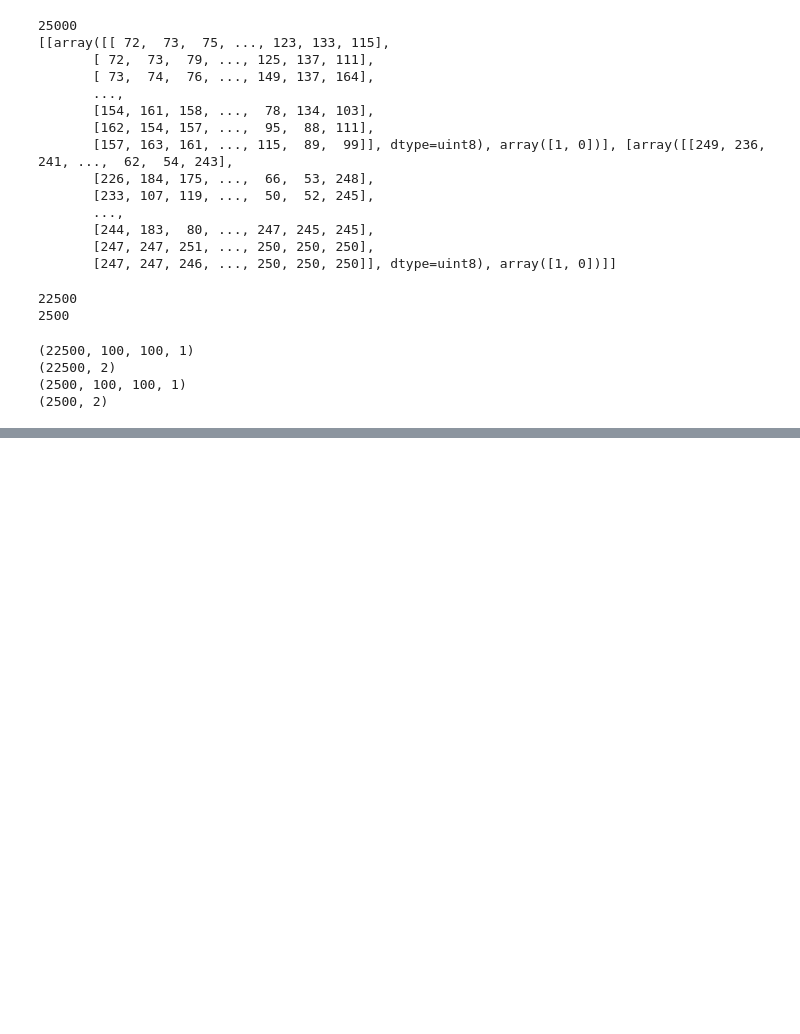
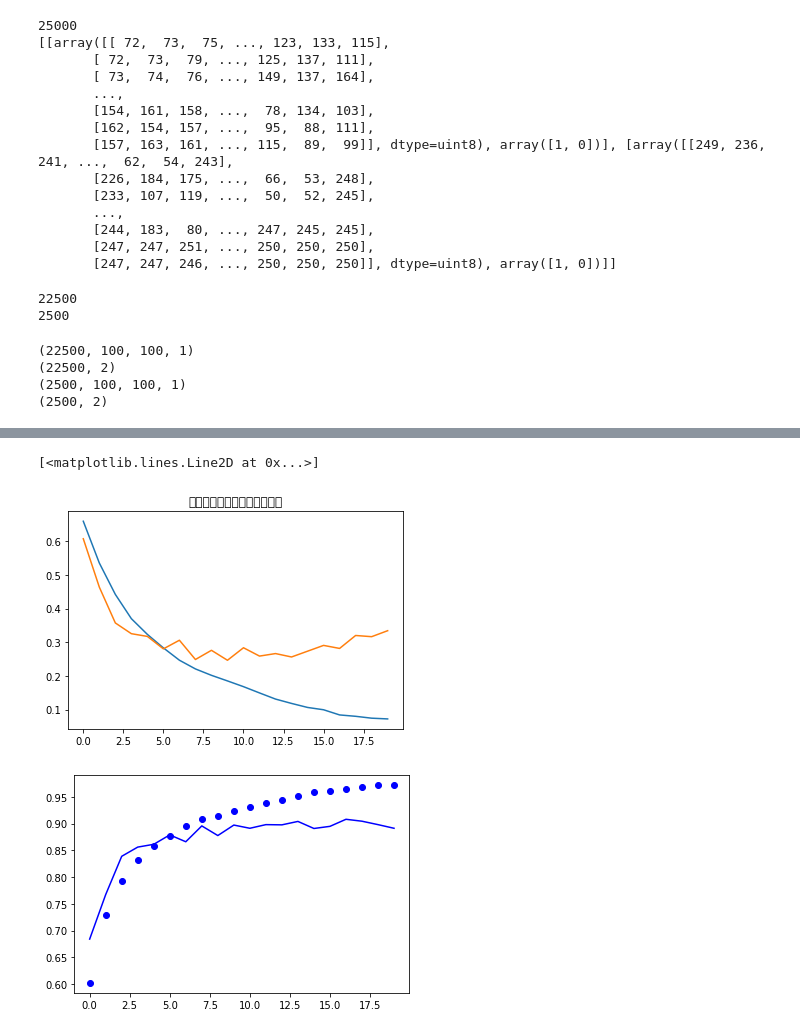
Before and after one commit to jiuqi9797/MachineLearning, a Jupyter notebook: Untitled1.ipynb, the cells around one changed output, grey strips where cells are left out. Saved outputs shown, nothing was run; the diff lists cells and outputs as text; code cells hidden in the pictures; blank space fills up the shorter version.

```diff
--- a/Untitled1.ipynb
+++ b/Untitled1.ipynb
@@ -591,0 +613,25 @@ Epoch 30/30
+# %%
+#定义模型
+#使用Dropout 来避免出现过拟合的状态第一次训练的模型
+#感觉训练的批次多一点的话可能还能再上1-2各百分点
+#预测大概还是存留在0.9左右
+model = Sequential()
+model.add(layers.Conv2D(64,(3,3),activation='relu',input_shape=(100,100,1),padding="same"))
+model.add(layers.MaxPooling2D((2,2)))
+model.add(layers.Conv2D(64,(3,3),activation="relu"))
+model.add(layers.MaxPooling2D((2,2)))
+model.add(layers.Conv2D(128,(3,3),activation="relu"))
+model.add(layers.MaxPooling2D((2,2)))
+model.add(layers.Conv2D(128,(3,3),activation="relu"))
+model.add(layers.MaxPooling2D((2,2)))
+
+model.add(layers.Flatten())
+model.add(layers.Dropout(0.4))
+model.add(layers.Dense(512,activation="relu"))
+model.add(layers.Dense(2,activation="softmax"))
+model.summary()
+opt = tf.keras.optimizers.Adam(learning_rate=0.001)
+model.compile(loss="categorical_crossentropy",
+      optimizer=opt,
+      metrics=['acc'])
+history=model.fit(X,Y,batch_size=100,epochs=20,validation_data=(x_valid,y_valid),verbose=1)
@@ -591,0 +656,23 @@ Epoch 30/30
+# %%
+model.save('cats_and_dogs_cnn_useDropout.h5')
+
+import matplotlib.pyplot as plt
+
+accuracy = history.history['acc']
+validation_acuracy = history.history['val_acc']
+loss = history.history['loss']
+validation_loss = history.history['val_loss']
+
+#epochs = range(1, len(accuracy) + 1)
+plt.figure()
+plt.plot(loss,label="loss")
+plt.plot(validation_loss,label='validation_loss')
+plt.title('训练与验证的损失函数对比图')
+
+plt.figure()
+plt.plot( accuracy, 'bo', label='train_accuracy')
+plt.plot( validation_acuracy, 'b', label='validation_acuracy')
+# %% [output]
+[<matplotlib.lines.Line2D at 0x...>]
+[figure, added]
+[figure, added]
```
Also changed, not shown: parts of 6 cells of this notebook.
